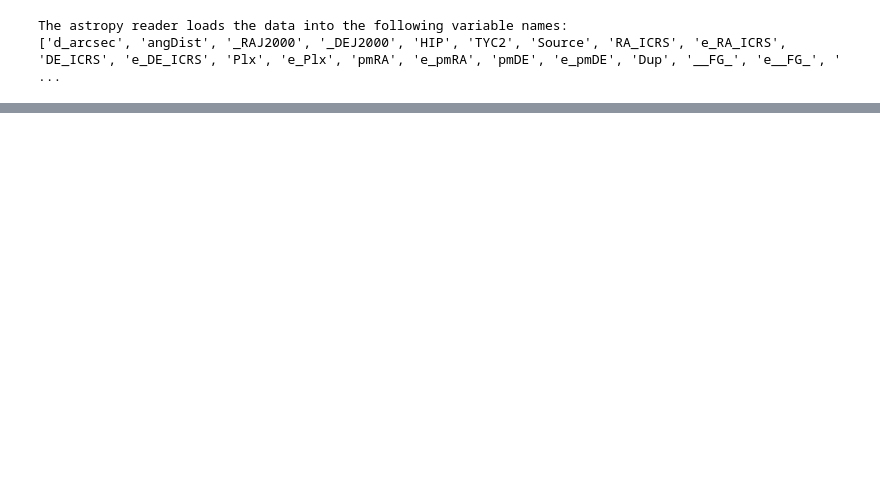
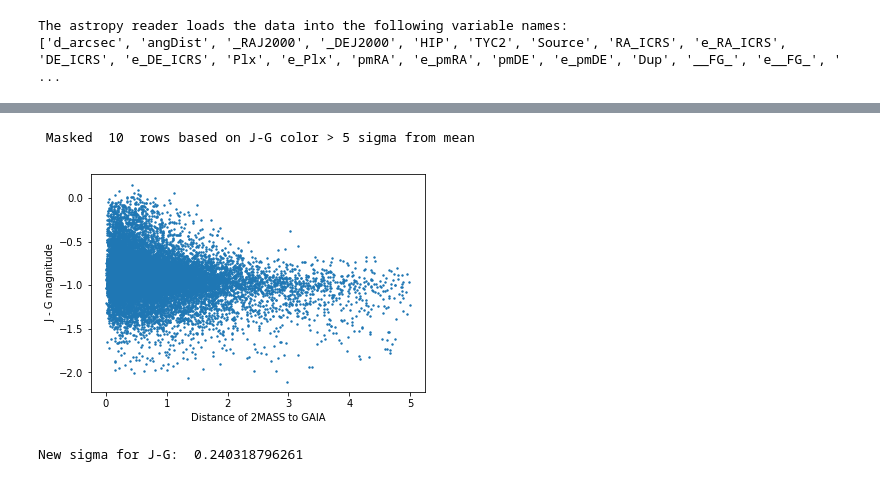
Before and after one commit to leemundy/GAIA, a Jupyter notebook: Work-Areas/rpopescu/notebook/Cat2.ipynb, the cells around one changed output, grey strips where cells are left out. Saved outputs shown, nothing was run; the diff lists cells and outputs as text; code cells hidden in the pictures; blank space fills up the shorter version.

```diff
--- a/Work-Areas/rpopescu/notebook/Cat2.ipynb
+++ b/Work-Areas/rpopescu/notebook/Cat2.ipynb
@@ -25,7 +25,8 @@ Teff = t['Teff']
 e_Jmag = t['e_Jmag']
 e_Kmag = t['e_Kmag']
 e_Hmag = t['e_Hmag']
-sptype = t['SpType']
+SpType = t["SpType"]
+dup = t['Dup']
 print("Finished reading Table. Read ",len(Jmag)," sources")
 # %% [output]
 WARNING: W03: Data/TGAS_d125_Wright03_2Mass.vot:44:0: W03: Implicitly generating an ID from a name '2MASS' -> '_2MASS' [astropy.io.votable.xmlutil]
@@ -68,0 +88,5 @@ for i in range(0,len(QFlags)):
+# %%
+print(dup)
+for i in range(0,4):
+    dup.mask[i] = True
+print(dup)
@@ -89,3 +204,25 @@ Finished masking rows with >4 arcsec matches in Wright et al
+# %%
+#masked rows with J-G greater than 5 sigma from mean
+imask = 0
+for i in range(0,len(J_G)):
+    if(abs(J_G[i] - JGmean) > 5*JGstd):
+        imask = imask + 1
+        row = t[i]
+        idx = row._index
+        cols = row._table.columns.values()
+        for col in cols:
+            col.mask[i] = True
+print(" Masked ",imask," rows based on J-G color > 5 sigma from mean")
+J_G = Jmag - Gmag
+plt.xlabel("Distance of 2MASS to GAIA")
+plt.ylabel(" J - G magnitude")
+plt.scatter(s1,J_G,s=2.0)
+plt.show()
+print("New sigma for J-G: ",np.std(J_G))
+# %% [output]
+ Masked  10  rows based on J-G color > 5 sigma from mean
+[figure, added]
+New sigma for J-G:  0.240318796261
 # %%
 #Histogram of G band magnitudes
 plt.hist(Gmag)
```
Also changed, not shown: parts of 23 cells of this notebook, 4 other files.
